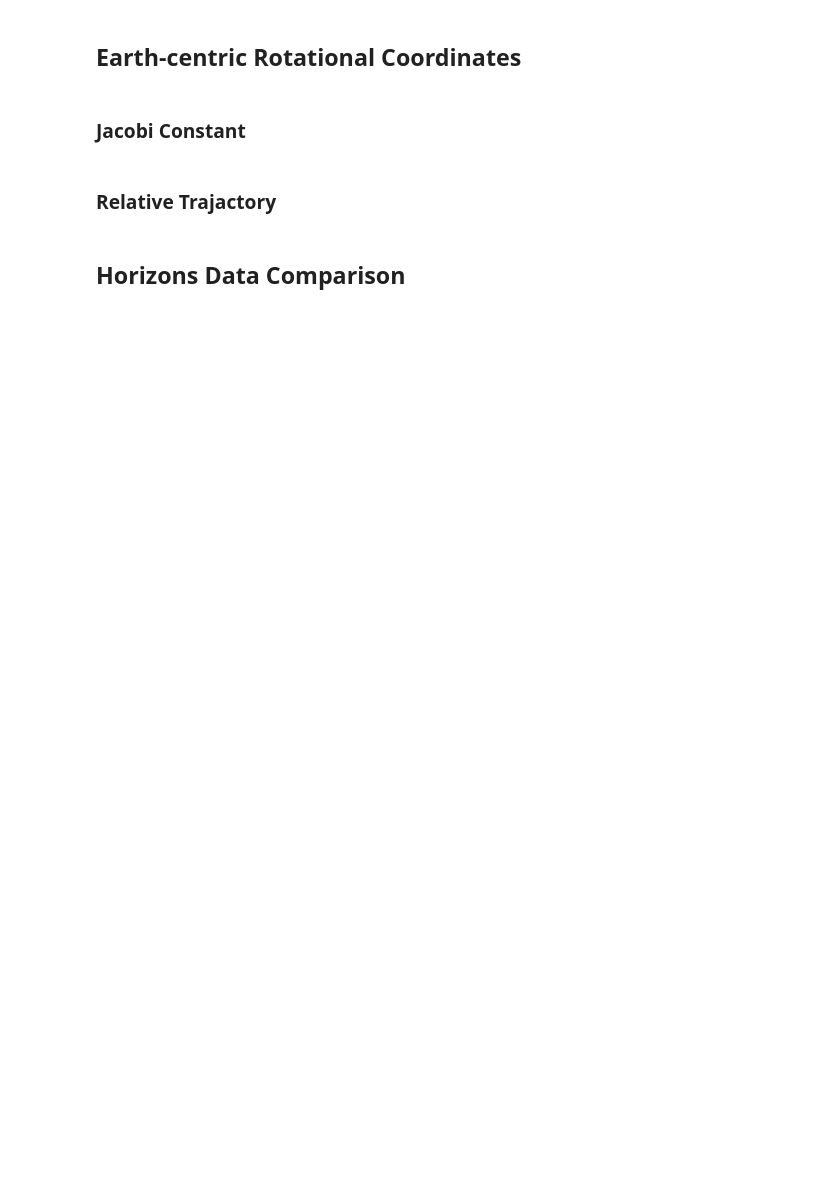
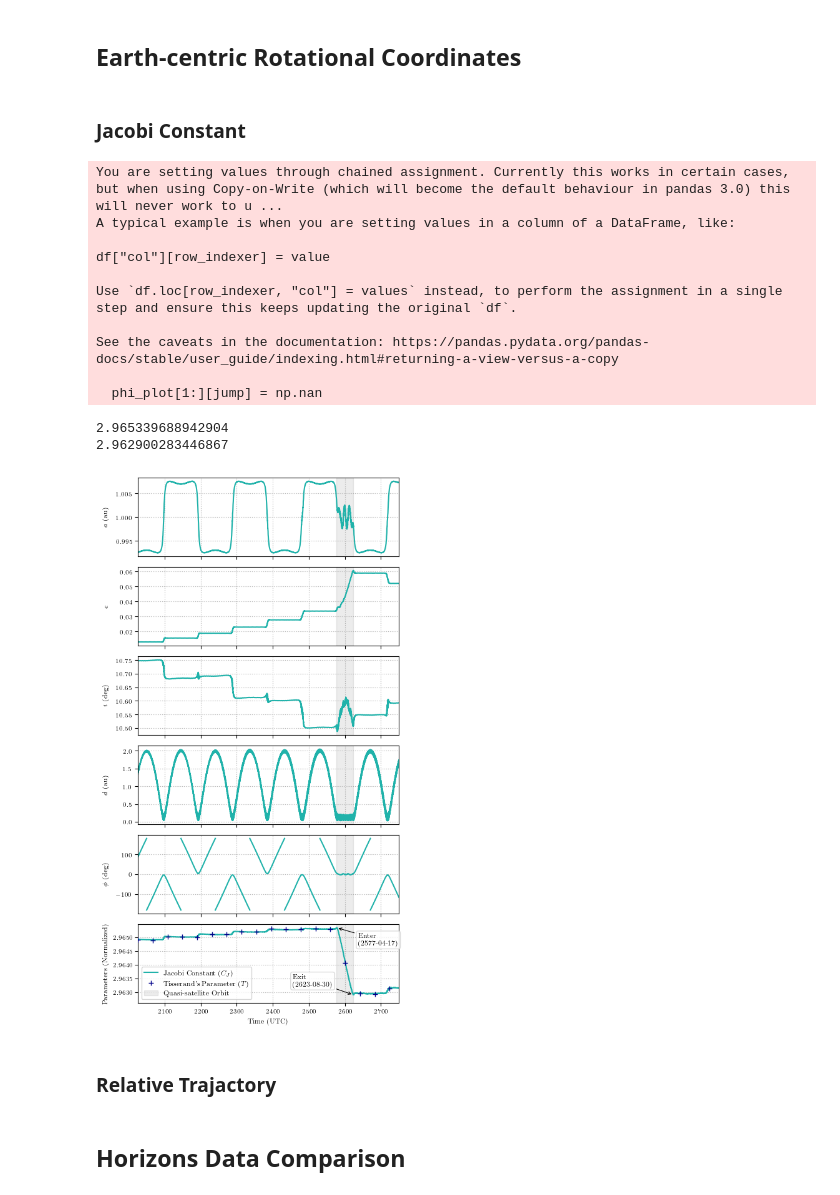
Before and after one commit to shami-momo/Workspace, a Jupyter notebook: solar_astro/NEA/2002AA29.ipynb, the cells around one changed output. Drawn from its saved outputs; the diff is of its cells as text; code cells hidden in the pictures; blank space fills up the shorter version.

```diff
--- a/solar_astro/NEA/2002AA29.ipynb
+++ b/solar_astro/NEA/2002AA29.ipynb
@@ -100,7 +100,7 @@ def get_iso_date(t_days):
     return t
 # %%
 # Mercury6 data
-col = ['time', 'long', 'x', 'y', 'z', 'vx', 'vy', 'vz', 'a', 'e', 'i']
+col = ['time', 'x', 'y', 'z', 'vx', 'vy', 'vz', 'a', 'e', 'i', 'g', 'n', 'M']
 
 vec_earth = pd.read_csv('2002AA29/EARTH.aei', sep=r'\s+', skiprows=4, names=col)
 vec_aa29 = pd.read_csv('2002AA29/2002AA29.aei', sep=r'\s+', skiprows=4, names=col)
@@ -190,6 +192,15 @@ plt.show()
 # Distance and Jacobi Const.
 dist = np.sqrt(x_rot**2 + y_rot**2 + z_rot**2)
 cj = get_jacobi_constant(vec_aa29, vec_earth)
+
+# Phi
+lambda_earth = (vec_earth["M"] + vec_earth["g"] + vec_earth["n"]) % 360
+lambda_aa29 = (vec_aa29["M"] + vec_aa29["g"]+ vec_aa29["n"]) % 360
+phi = (lambda_aa29 - lambda_earth + 180) % 360 - 180
+phi_plot = phi.astype(float).copy()
+jump = np.abs(np.diff(phi_plot)) > 180
+phi_plot[1:][jump] = np.nan
+
 
 # Capture and Release Point
 idx_capture = np.argmax(cj)
@@ -233,7 +244,7 @@ annotate_style = dict(
     fontsize=8, zorder=5
 )
 
-fig, (ax1, ax2, ax3, ax4, ax5) = plt.subplots(5, 1, figsize=(5, 7), sharex=True)
+fig, (ax1, ax2, ax3, ax4, ax5, ax6) = plt.subplots(6, 1, figsize=(5, 9), sharex=True)
 
 # a, e, i
 ax1.plot(time_dt, vec_aa29['a'], color=COLOR_PARTICLE)
@@ -241,43 +252,62 @@ ax1.axvspan(dt_capture, dt_release, **span_style)
 ax1.set_ylabel('$a$ (au)')
 ax1.grid(True, linestyle=':')
 
 ax2.plot(time_dt, vec_aa29['e'], color=COLOR_PARTICLE)
 ax2.axvspan(dt_capture, dt_release, **span_style)
 ax2.set_ylabel('$e$')
 ax2.grid(True, linestyle=':')
 
 ax3.plot(time_dt, vec_aa29['i'], color=COLOR_PARTICLE)
 ax3.axvspan(dt_capture, dt_release, **span_style)
 ax3.grid(True, linestyle=':')
 ax3.set_ylabel('$i$ (deg)')
 
 # Distance
 ax4.plot(time_dt, dist, color=COLOR_PARTICLE)
 ax4.axvspan(dt_capture, dt_release, **span_style)
 ax4.grid(True, linestyle=':')
 ax4.set_ylabel('$d$ (au)')
 
+ax5.plot(time_dt, phi_plot, color=COLOR_PARTICLE)
+ax5.axvspan(dt_capture, dt_release, **span_style)
+ax5.grid(True, linestyle=':')
+ax5.set_ylabel('$\phi$ (deg)')
+
 # Jacobi const.
-ax5.plot(time_dt, cj, label='Jacobi Constant ($C_J$)', color=COLOR_PARTICLE)
-ax5.plot(time_dt, T_e, label="Tisserand's Parameter ($T$)", color='darkblue', \
+ax6.plot(time_dt, cj, label='Jacobi Constant ($C_J$)', color=COLOR_PARTICLE)
+ax6.plot(time_dt, T_e, label="Tisserand's Parameter ($T$)", color='darkblue', \
          linestyle='None', marker='+', markersize=6, markevery=3000, zorder=4)
-ax5.axvspan(dt_capture, dt_release, **span_style)
+ax6.axvspan(dt_capture, dt_release, **span_style)
 
-ax5.annotate(f'Enter\n({get_iso_date(t_capture)})', xy=(dt_capture, cj_max), xytext=(25, -20), **annotate_style)
-ax5.annotate(f'Exit\n({get_iso_date(t_release)})', xy=(dt_release, cj_min), xytext=(-70, 10), **annotate_style)
+ax6.annotate(f'Enter\n({get_iso_date(t_capture)})', xy=(dt_capture, cj_max), xytext=(25, -20), **annotate_style)
+ax6.annotate(f'Exit\n({get_iso_date(t_release)})', xy=(dt_release, cj_min), xytext=(-70, 10), **annotate_style)
 
-ax5.set_xlim(dt_start, dt_end)
-ax5.set_xlabel('Time (UTC)')
-ax5.set_ylabel('Parameters (Normalized)')
-ax5.grid(True, linestyle=':')
-ax5.legend(loc='lower left')
+ax6.set_xlim(dt_start, dt_end)
+ax6.set_xlabel('Time (UTC)')
+ax6.set_ylabel('Parameters (Normalized)')
+ax6.grid(True, linestyle=':')
+ax6.legend(loc='lower left')
 
 fig.align_ylabels()
 
 plt.tight_layout()
 
 fig.savefig('2002AA29_jacobi.pdf', format='pdf', bbox_inches='tight')
 plt.show()
+# %% [output]
+You are setting values through chained assignment. Currently this works in certain cases, but when using Copy-on-Write (which will become the default behaviour in pandas 3.0) this will never work to u ...
+A typical example is when you are setting values in a column of a DataFrame, like:
+
+df["col"][row_indexer] = value
+
+Use `df.loc[row_indexer, "col"] = values` instead, to perform the assignment in a single step and ensure this keeps updating the original `df`.
+
+See the caveats in the documentation: https://pandas.pydata.org/pandas-docs/stable/user_guide/indexing.html#returning-a-view-versus-a-copy
+
+  phi_plot[1:][jump] = np.nan
+2.965339688942904
+2.962900283446867
+[figure, added]
 # %%
 windows_yr = [
     (0, 100), (100, 200), (200, 300),
```
Also changed, not shown: parts of 1 cell of this notebook, 8 other files.
